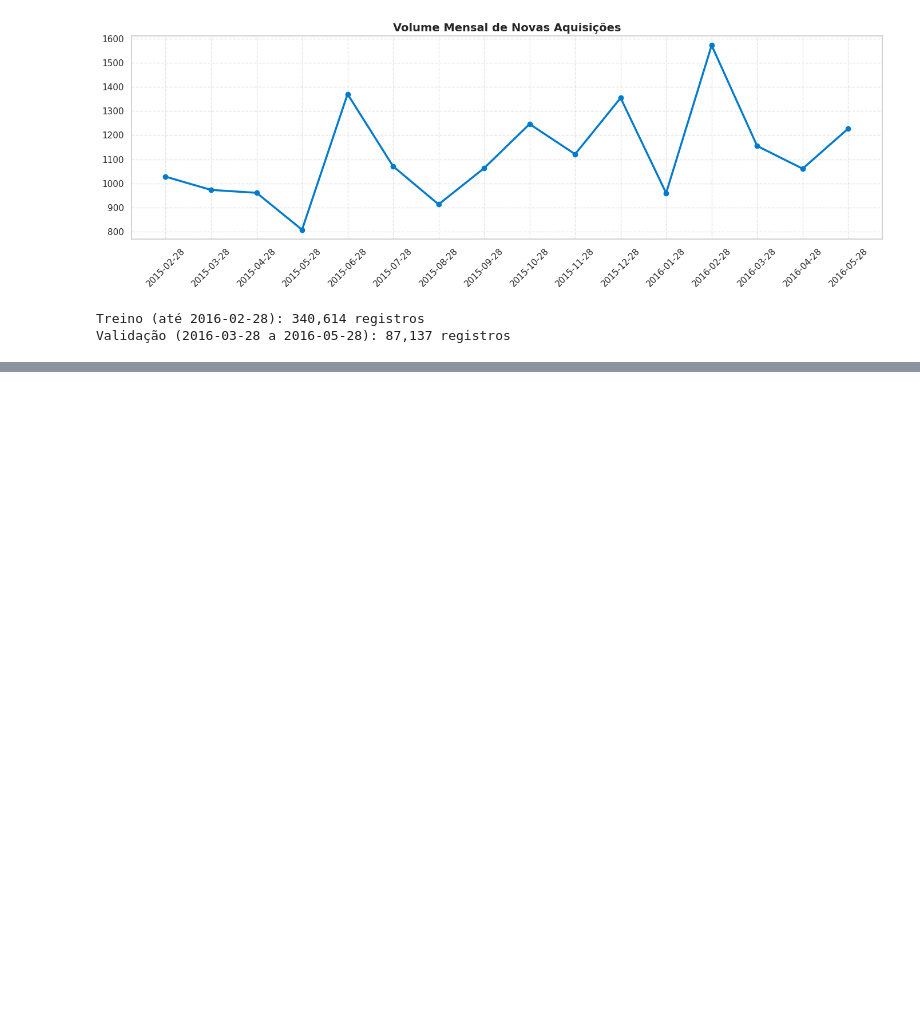
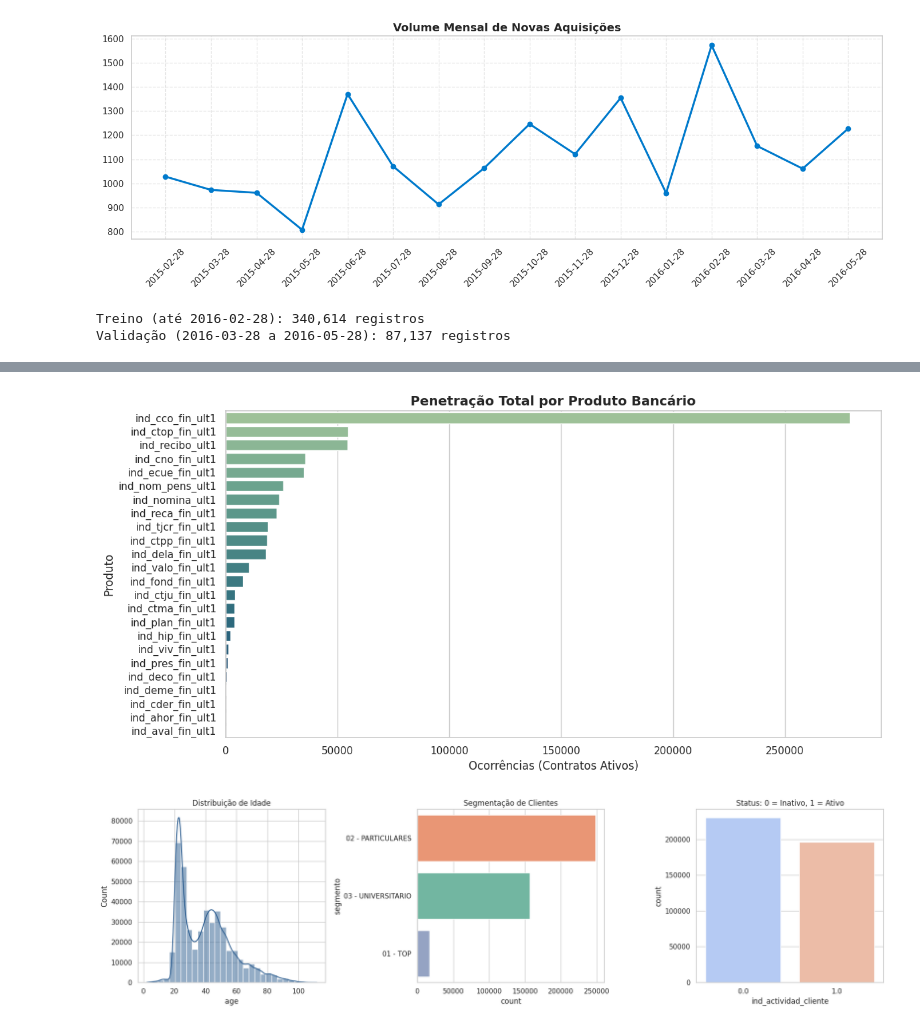
Before and after one commit to NayellySilva/Recomenda-o-de-Produtos, a Jupyter notebook: EDA_Santander_TDE01.ipynb, the cells around one changed output, grey strips where cells are left out. Drawn from its saved outputs; the diff is of its cells as text; code cells hidden in the pictures; blank space fills up the shorter version.

```diff
--- a/EDA_Santander_TDE01.ipynb
+++ b/EDA_Santander_TDE01.ipynb
@@ -204,0 +305,50 @@ Validação (2016-03-28 a 2016-05-28): 87,137 registros
+# %%
+produtos_total = df[target_cols].sum().sort_values(ascending=False)
+
+plt.figure(figsize=(12, 6))
+sns.barplot(
+    x=produtos_total.values,
+    y=produtos_total.index,
+    hue=produtos_total.index,
+    palette='crest',
+    legend=False
+)
+plt.title('Penetração Total por Produto Bancário', fontsize=14, fontweight='bold')
+plt.xlabel('Ocorrências (Contratos Ativos)')
+plt.ylabel('Produto')
+plt.tight_layout()
+plt.savefig('grafico_produtos_populares.png', dpi=300)
+plt.show()
+
+fig, axes = plt.subplots(1, 3, figsize=(18, 5))
+
+sns.histplot(df['age'].dropna(), bins=30, kde=True, ax=axes[0], color='#2b5c8f')
+axes[0].set_title('Distribuição de Idade')
+
+sns.countplot(
+    y='segmento',
+    data=df,
+    ax=axes[1],
+    hue='segmento',
+    palette='Set2',
+    order=df['segmento'].value_counts().index,
+    legend=False
+)
+axes[1].set_title('Segmentação de Clientes')
+
+sns.countplot(
+    x='ind_actividad_cliente',
+    data=df,
+    ax=axes[2],
+    hue='ind_actividad_cliente',
+    palette='coolwarm',
+    legend=False
+)
+axes[2].set_title('Status: 0 = Inativo, 1 = Ativo')
+
+plt.tight_layout()
+plt.savefig('grafico_demografico.png', dpi=300)
+plt.show()
+# %% [output]
+[figure, added]
+[figure, added]
```
Also changed, not shown: parts of 4 cells of this notebook, 1 other file.
